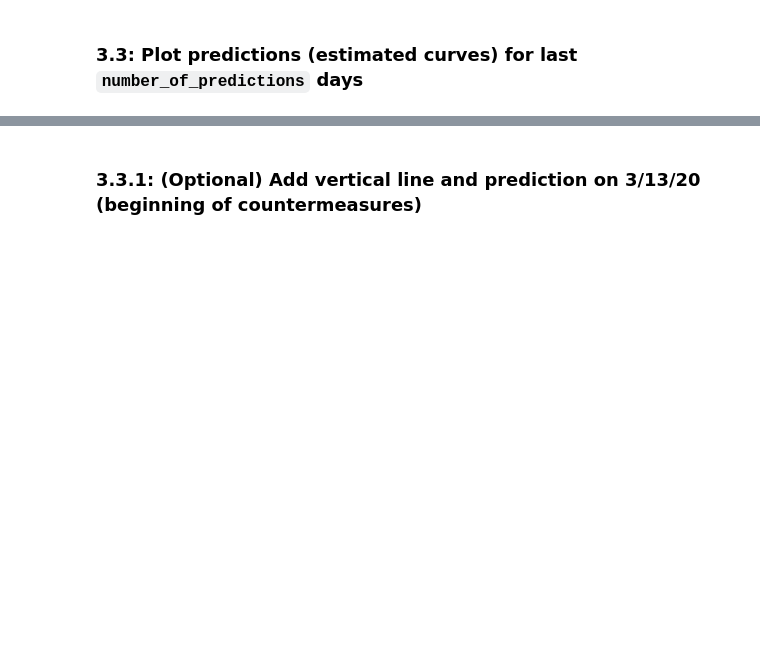
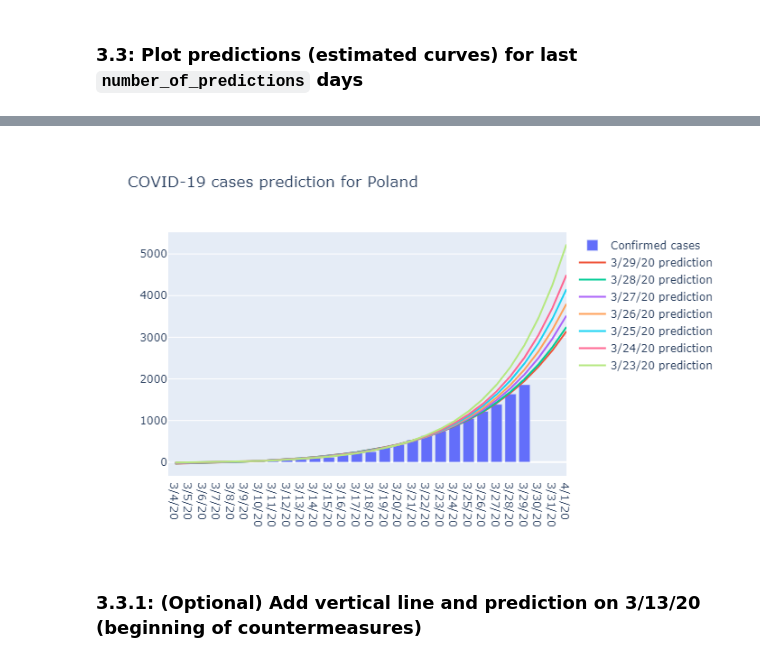
Before and after one commit to kzawora/kzawora.github.io, a Jupyter notebook: covid19_notebook.ipynb, the cells around one changed output, grey strips where cells are left out. Cells and saved outputs as stored; diff of their text form; code cells hidden in the pictures; blank space fills up the shorter version.

Commit message:
Add png renderer for github

```diff
--- a/covid19_notebook.ipynb
+++ b/covid19_notebook.ipynb
@@ -109,7 +109,7 @@ plt.legend(loc="upper left")
 # %% [markdown]
 ### 3.1: Get estimated curve parameters and prepare x axis data for the next `days_forward` days
 # %%
-A, c, d = w
+curve_params = w
 plot_x = country.keys().tolist()[begin_day:]
 plot_x_old = country.keys().tolist()[begin_day:]
 
@@ -134,8 +134,8 @@ fig.add_trace(go.Bar(y=plot_y, x=plot_x, name='Confirmed cases'))
 # %%
 number_of_predictions = 7
 for i in range(number_of_predictions):
-    A, c, d = least_square_curve_fit(func,np.arange(len(plot_x_old[:-i-1])), plot_y[:-i-1])
-    func_y = [int(func(x, A, c, d)) for x in np.arange(len(plot_x))]
+    curve_params = least_square_curve_fit(func,np.arange(len(plot_x_old[:-i-1])), plot_y[:-i-1])
+    func_y = [int(func(x, *curve_params)) for x in np.arange(len(plot_x))]
     fig.add_trace(go.Scatter(y=func_y, x=plot_x, name=f'{plot_x_old[-i-1]} prediction'))
-fig.show()
+fig.show(renderer="png")
 # %% [output]
@@ -143,3 +142,4 @@ fig.show()
+[figure, added]
 # %% [markdown]
 ### 3.3.1: (Optional) Add vertical line and prediction on 3/13/20 (beginning of countermeasures)
 # %%
```
Also changed, not shown: parts of 4 cells of this notebook, 1 other file.
